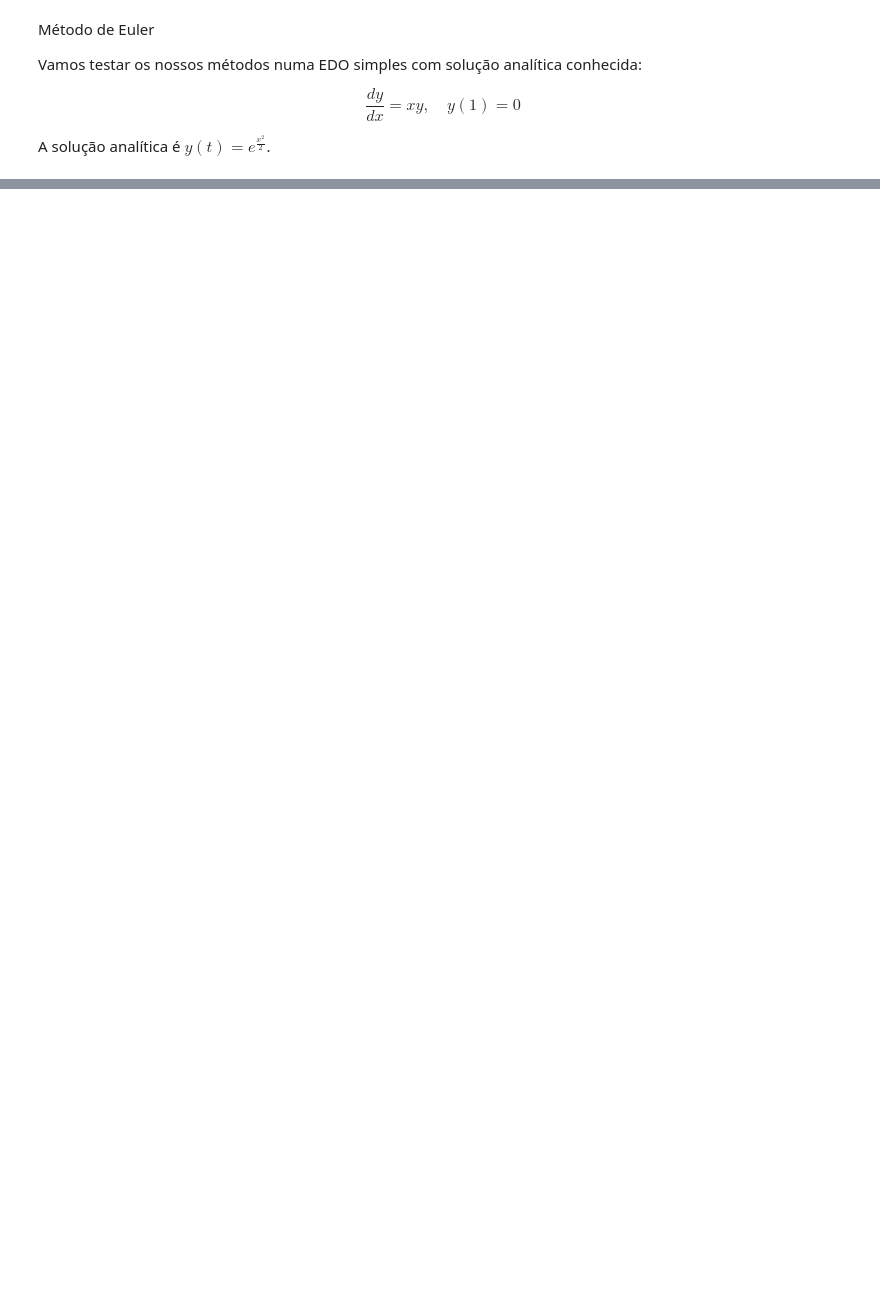
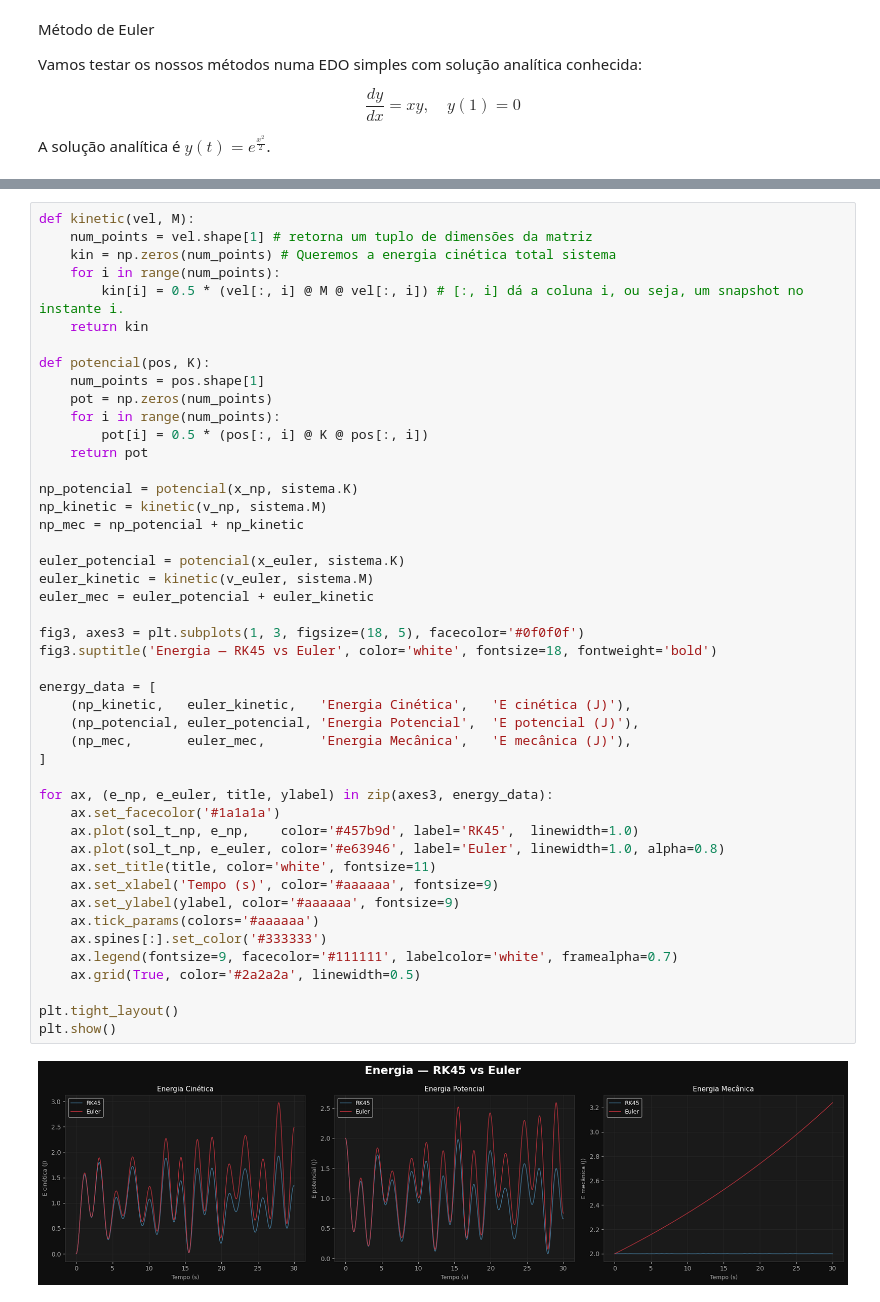
Before and after one commit to RoSerMar/Ising_Model, a Jupyter notebook: Osciladores/esqueleto.ipynb, the cells around one changed output, grey strips where cells are left out. Saved outputs shown, nothing was run; the diff lists cells and outputs as text; blank space fills up the shorter version.

```diff
--- a/Osciladores/esqueleto.ipynb
+++ b/Osciladores/esqueleto.ipynb
@@ -95,0 +372,48 @@ plt.show()
+# %%
+def kinetic(vel, M):
+    num_points = vel.shape[1] # retorna um tuplo de dimensões da matriz
+    kin = np.zeros(num_points) # Queremos a energia cinética total sistema
+    for i in range(num_points):
+        kin[i] = 0.5 * (vel[:, i] @ M @ vel[:, i]) # [:, i] dá a coluna i, ou seja, um snapshot no instante i.
+    return kin
+
+def potencial(pos, K):
+    num_points = pos.shape[1]
+    pot = np.zeros(num_points)
+    for i in range(num_points):
+        pot[i] = 0.5 * (pos[:, i] @ K @ pos[:, i])
+    return pot
+
+np_potencial = potencial(x_np, sistema.K)
+np_kinetic = kinetic(v_np, sistema.M)
+np_mec = np_potencial + np_kinetic
+
+euler_potencial = potencial(x_euler, sistema.K)
+euler_kinetic = kinetic(v_euler, sistema.M)
+euler_mec = euler_potencial + euler_kinetic
+
+fig3, axes3 = plt.subplots(1, 3, figsize=(18, 5), facecolor='#0f0f0f')
+fig3.suptitle('Energia — RK45 vs Euler', color='white', fontsize=18, fontweight='bold')
+
+energy_data = [
+    (np_kinetic,   euler_kinetic,   'Energia Cinética',   'E cinética (J)'),
+    (np_potencial, euler_potencial, 'Energia Potencial',  'E potencial (J)'),
+    (np_mec,       euler_mec,       'Energia Mecânica',   'E mecânica (J)'),
+]
+
+for ax, (e_np, e_euler, title, ylabel) in zip(axes3, energy_data):
+    ax.set_facecolor('#1a1a1a')
+    ax.plot(sol_t_np, e_np,    color='#457b9d', label='RK45',  linewidth=1.0)
+    ax.plot(sol_t_np, e_euler, color='#e63946', label='Euler', linewidth=1.0, alpha=0.8)
+    ax.set_title(title, color='white', fontsize=11)
+    ax.set_xlabel('Tempo (s)', color='#aaaaaa', fontsize=9)
+    ax.set_ylabel(ylabel, color='#aaaaaa', fontsize=9)
+    ax.tick_params(colors='#aaaaaa')
+    ax.spines[:].set_color('#333333')
+    ax.legend(fontsize=9, facecolor='#111111', labelcolor='white', framealpha=0.7)
+    ax.grid(True, color='#2a2a2a', linewidth=0.5)
+
+plt.tight_layout()
+plt.show()
+# %% [output]
+[figure, added]
```
Also changed, not shown: parts of 7 cells of this notebook, 1 other file.
